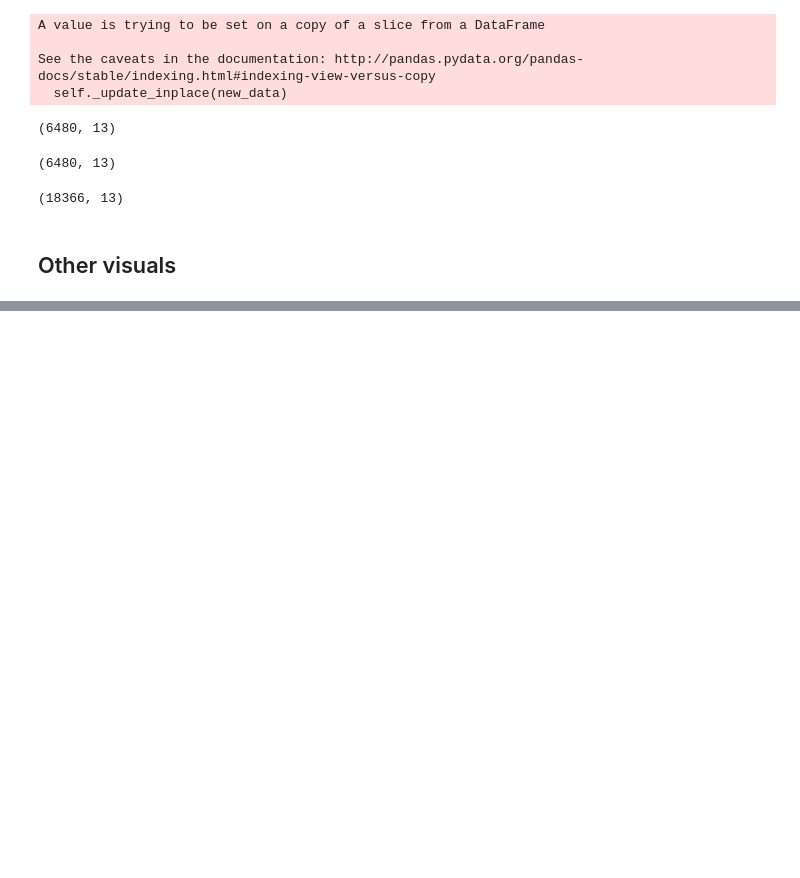
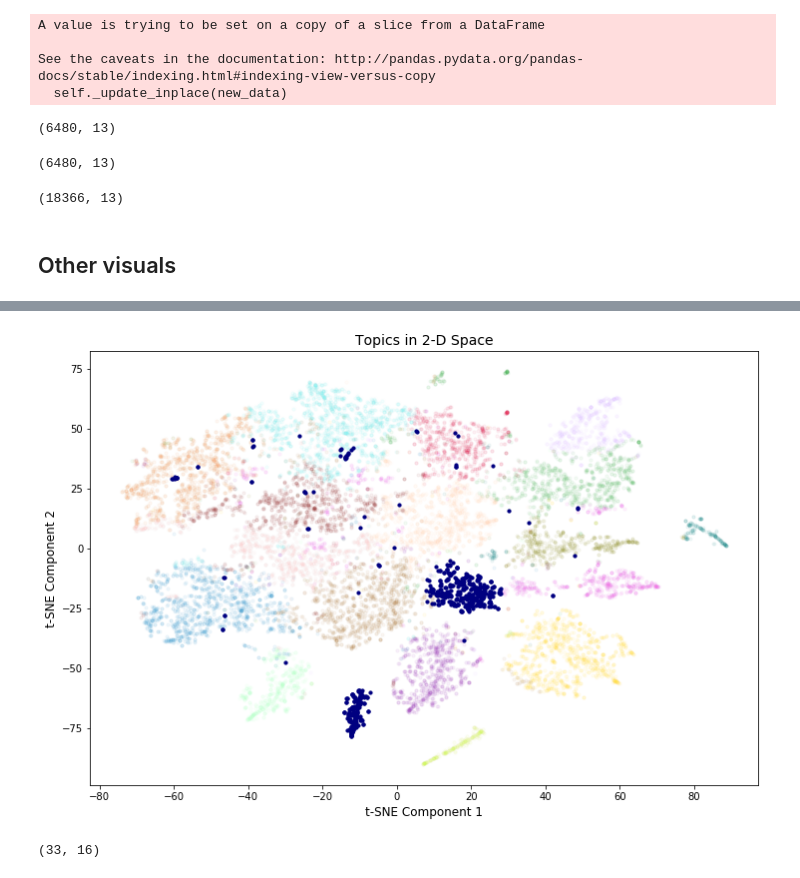
Before and after one commit to rjh336/craigslist-topics, a Jupyter notebook: notebooks/NMF.ipynb, the cells around one changed output, grey strips where cells are left out. Cells and saved outputs as stored; diff of their text form; code cells hidden in the pictures; blank space fills up the shorter version.

```diff
--- a/notebooks/NMF.ipynb
+++ b/notebooks/NMF.ipynb
@@ -347,7 +389,9 @@ def cluster_plot_select(tsne_data, topics, saturate):
     plt.title('Topics in 2-D Space', fontsize=14)
     plt.show()
 # %%
-cluster_plot_select(tsne_data, list(range(18)), 7)
+cluster_plot_select(tsne_data, list(range(18)), 17)
+# %% [output]
+[figure, added]
 # %%
 # from sklearn.feature_extraction.text import CountVectorizer
 from collections import Counter
@@ -368,7 +412,9 @@ west = 25
 east = 100
 north = -3
 south = -100
-topic_, wc = exploreTSNE(tsne_df, 7, west, east, north, south)
+topic_, wc = exploreTSNE(tsne_df, 17, west, east, north, south)
+# %% [output]
+(33, 16)
 # %%
 for i in range(10):
     print(topic_.body.iloc[i],'\n','------------------------')
```
Also changed, not shown: parts of 17 cells of this notebook, 8 other files.
